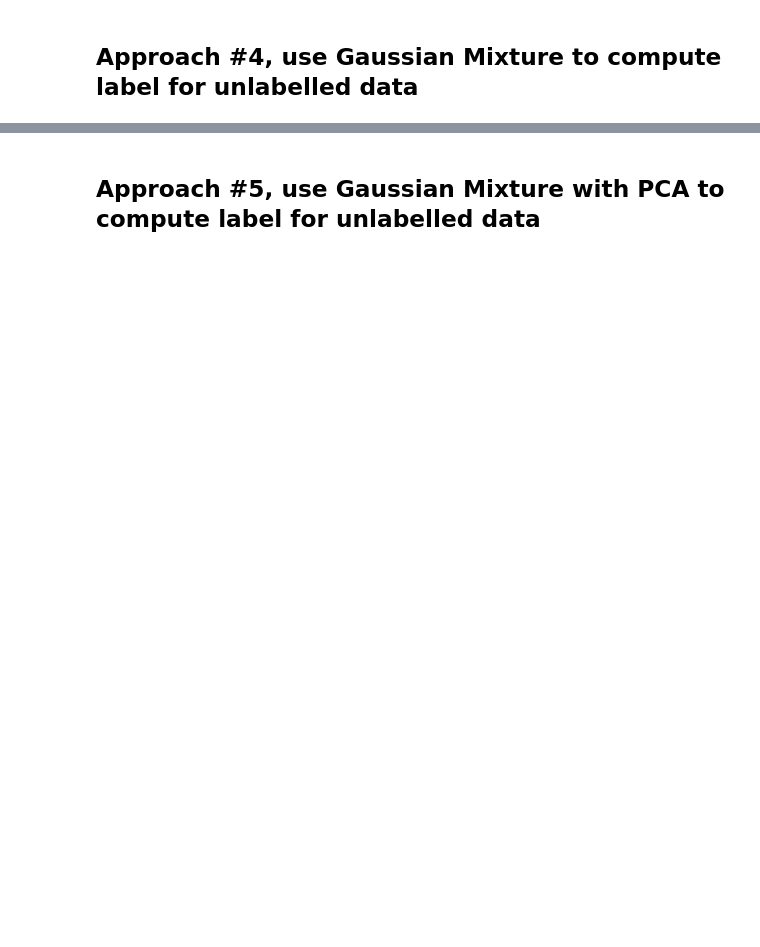
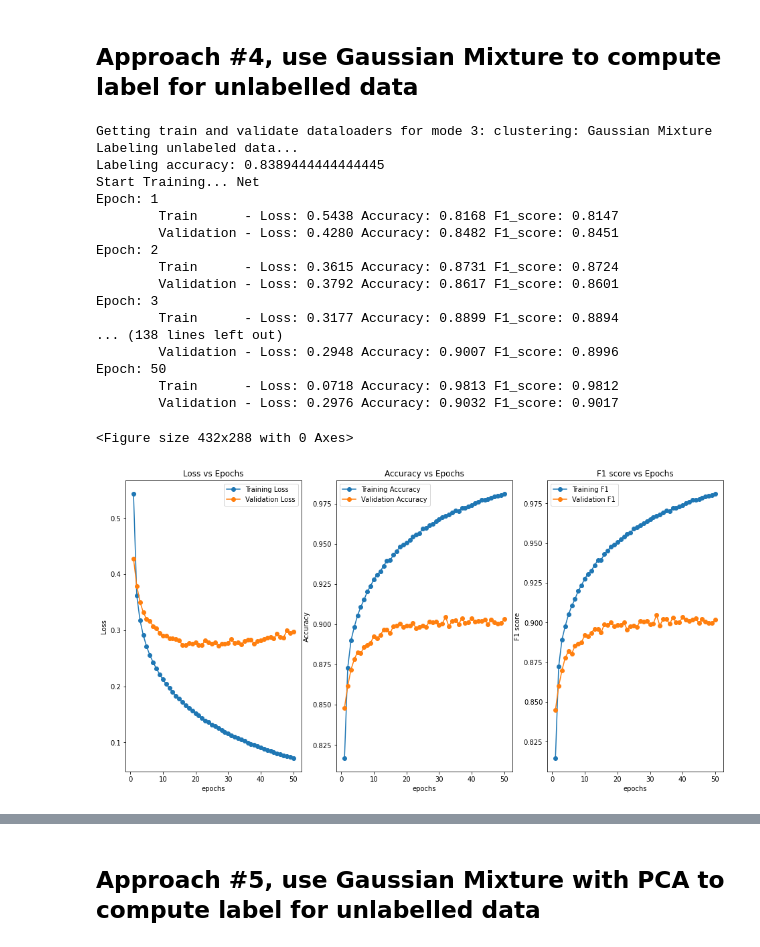
Before and after one commit to kew6688/Fashion-MNIST-Supervised-and-unsupervised-training, a Jupyter notebook: main.ipynb, the cells around one changed output, grey strips where cells are left out. Drawn from its saved outputs; the diff is of its cells as text; code cells hidden in the pictures; blank space fills up the shorter version.

```diff
--- a/main.ipynb
+++ b/main.ipynb
@@ -247,2 +239,25 @@ Epoch: 24 Loss: {'loss': 0.6858822953214019}
 # %% [markdown]
 ## Approach #4, use Gaussian Mixture to compute label for unlabelled data
+# %%
+mode_metric = whole_flow(3, False)
+mode_metrics[3] = mode_metric
+# %% [output]
+Getting train and validate dataloaders for mode 3: clustering: Gaussian Mixture
+Labeling unlabeled data...
+Labeling accuracy: 0.8389444444444445
+Start Training... Net
+Epoch: 1
+        Train      - Loss: 0.5438 Accuracy: 0.8168 F1_score: 0.8147
+        Validation - Loss: 0.4280 Accuracy: 0.8482 F1_score: 0.8451
+Epoch: 2
+        Train      - Loss: 0.3615 Accuracy: 0.8731 F1_score: 0.8724
+        Validation - Loss: 0.3792 Accuracy: 0.8617 F1_score: 0.8601
+Epoch: 3
+        Train      - Loss: 0.3177 Accuracy: 0.8899 F1_score: 0.8894
+... (138 lines left out)
+        Validation - Loss: 0.2948 Accuracy: 0.9007 F1_score: 0.8996
+Epoch: 50
+        Train      - Loss: 0.0718 Accuracy: 0.9813 F1_score: 0.9812
+        Validation - Loss: 0.2976 Accuracy: 0.9032 F1_score: 0.9017
+<Figure size 432x288 with 0 Axes>
+[figure, added]
```
Also changed, not shown: parts of 10 cells of this notebook, 1 other file.
